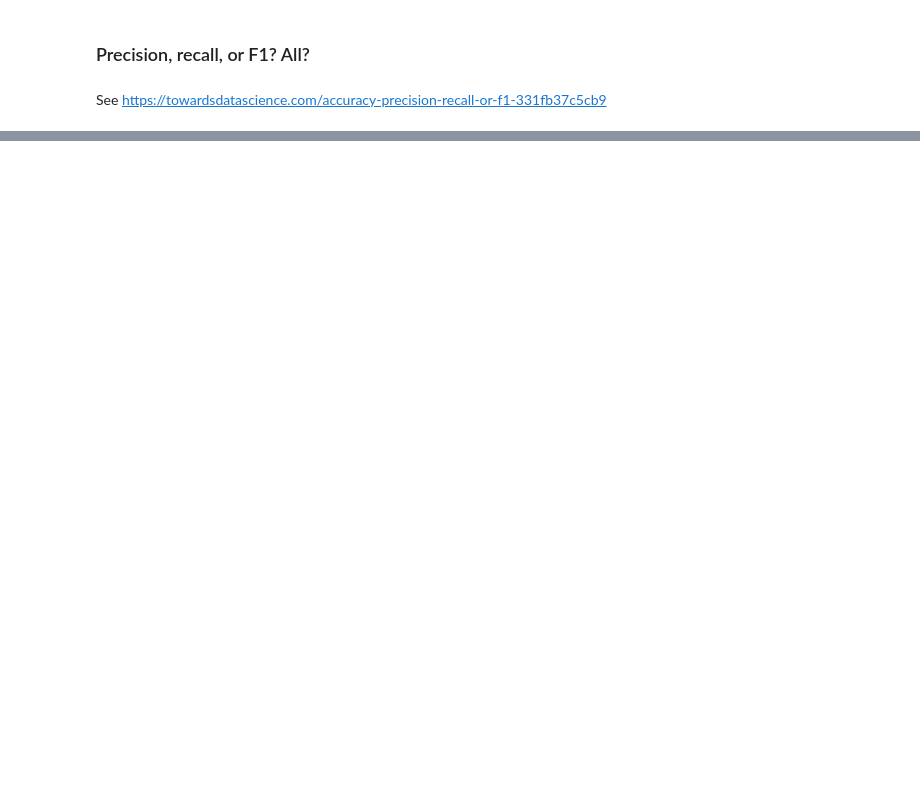
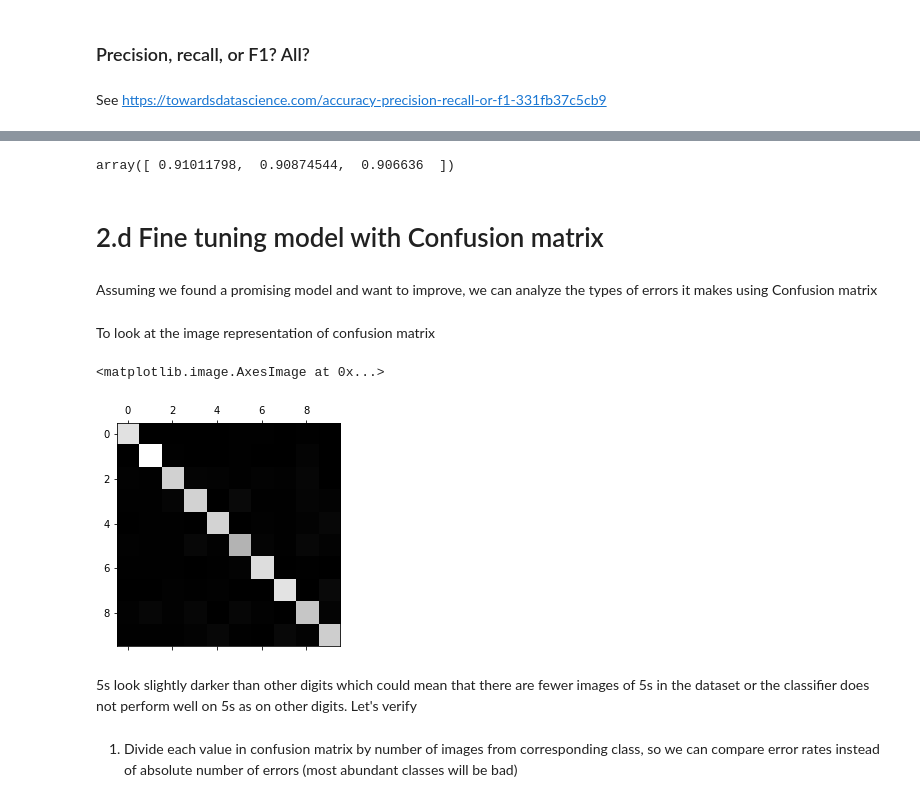
Before and after one commit to czarinacatambing/handson-ml, a Jupyter notebook: 003_Number_classifier.ipynb, the cells around one changed output, grey strips where cells are left out. Cells and saved outputs as stored; diff of their text form; code cells hidden in the pictures; blank space fills up the shorter version.

```diff
--- a/003_Number_classifier.ipynb
+++ b/003_Number_classifier.ipynb
@@ -235,0 +442,3 @@ See https://towardsdatascience.com/accuracy-precision-recall-or-f1-331fb37c5cb9
+# %%
+sgd_clf.fit(X_train, y_train)
+sgd_clf.predict([some_digit])
@@ -235,0 +467,5 @@ See https://towardsdatascience.com/accuracy-precision-recall-or-f1-331fb37c5cb9
+# %%
+from sklearn.multiclass import OneVsOneClassifier
+ovo_clf = OneVsOneClassifier(SGDClassifier(random_state=42))
+ovo_clf.fit(X_train, y_train)
+ovo_clf.predict([some_digit])
@@ -235,0 +500,25 @@ See https://towardsdatascience.com/accuracy-precision-recall-or-f1-331fb37c5cb9
+# %%
+from sklearn.preprocessing import StandardScaler
+scaler = StandardScaler()
+X_train_scaled = scaler.fit_transform(X_train.astype(np.float64))
+cross_val_score(sgd_clf, X_train_scaled, y_train, cv=3, scoring='accuracy')
+# %% [output]
+array([ 0.91011798,  0.90874544,  0.906636  ])
+# %% [markdown]
+# 2.d Fine tuning model with Confusion matrix
+# %% [markdown]
+Assuming we found a promising model and want to improve, we can analyze the types of errors it makes using Confusion matrix
+# %%
+y_train_pred = cross_val_predict(sgd_clf, X_train_scaled, y_train, cv=3)
+conf_mx = confusion_matrix(y_train, y_train_pred)
+# %% [markdown]
+To look at the image representation of confusion matrix
+# %%
+plt.matshow(conf_mx, cmap=plt.cm.gray)
+# %% [output]
+<matplotlib.image.AxesImage at 0x...>
+[figure, added]
+# %% [markdown]
+5s look slightly darker than other digits which could mean that there are fewer images of 5s in the dataset or the classifier does not perform well on 5s as on other digits. Let's verify
+# %% [markdown]
+1. Divide each value in confusion matrix by number of images from corresponding class, so we can compare error rates instead of absolute number of errors (most abundant classes will be bad)
```
Also changed, not shown: parts of 82 cells of this notebook, 1 other file.
